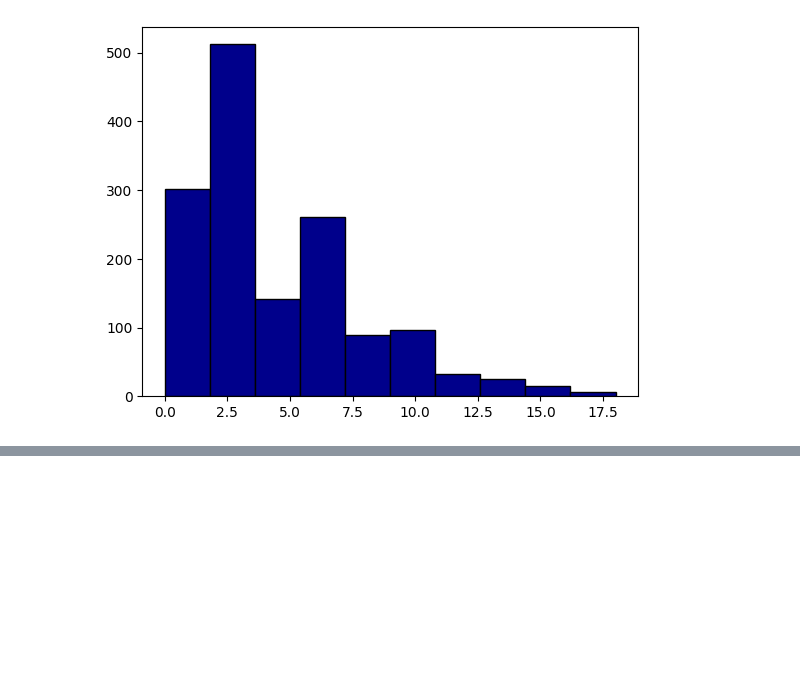
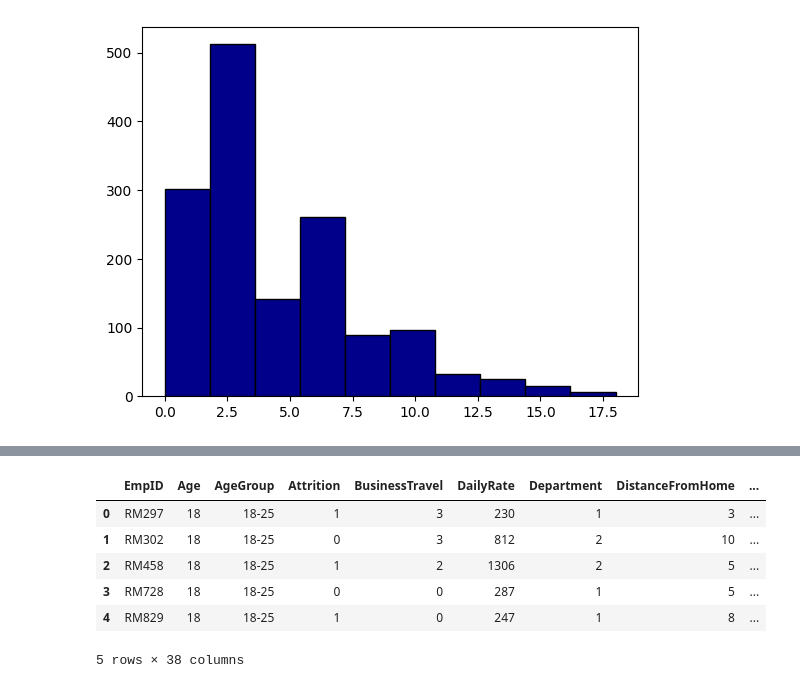
Before and after one commit to abhilashasrivastava/HR_ANALYTICS_DASHBOARD, a Jupyter notebook: HR_Analytics.ipynb, the cells around one changed output, grey strips where cells are left out. Saved outputs shown, nothing was run; the diff lists cells and outputs as text; code cells hidden in the pictures; blank space fills up the shorter version.

```diff
--- a/HR_Analytics.ipynb
+++ b/HR_Analytics.ipynb
@@ -13,5 +18,5 @@ import seaborn as sns
 # %%
-df = pd.read_csv('/content/sample_data/HR_Analytics.csv')
+df = pd.read_csv('/content/HR_Analytics.csv')
 # %%
 df.head()
 # %% [output]
@@ -243,0 +311,2 @@ NameError: name 'colors' is not defined
+# %%
+df.dropna(inplace=True)
@@ -243,0 +333,22 @@ NameError: name 'colors' is not defined
+# %%
+from sklearn.preprocessing import LabelEncoder
+l = LabelEncoder()
+# %%
+df['Attrition'] = l.fit_transform(df['Attrition'])
+df['BusinessTravel'] = l.fit_transform(df['BusinessTravel'])
+df['Department'] = l.fit_transform(df['Department'])
+df['EducationField'] = l.fit_transform(df['EducationField'])
+df['Gender'] = l.fit_transform(df['Gender'])
+df['JobRole'] = l.fit_transform(df['JobRole'])
+df['MaritalStatus'] = l.fit_transform(df['MaritalStatus'])
+df['SalarySlab'] = l.fit_transform(df['SalarySlab'])
+# %%
+df.head()
+# %% [output]
+|  | EmpID | Age | AgeGroup | Attrition | BusinessTravel | DailyRate | Department | DistanceFromHome | ... |
+| 0 | RM297 | 18 | 18-25 | 1 | 3 | 230 | 1 | 3 | ... |
+| 1 | RM302 | 18 | 18-25 | 0 | 3 | 812 | 2 | 10 | ... |
+| 2 | RM458 | 18 | 18-25 | 1 | 2 | 1306 | 2 | 5 | ... |
+| 3 | RM728 | 18 | 18-25 | 0 | 0 | 287 | 1 | 5 | ... |
+| 4 | RM829 | 18 | 18-25 | 1 | 0 | 247 | 1 | 8 | ... |
+5 rows × 38 columns
```
Also changed, not shown: parts of 37 cells of this notebook.
